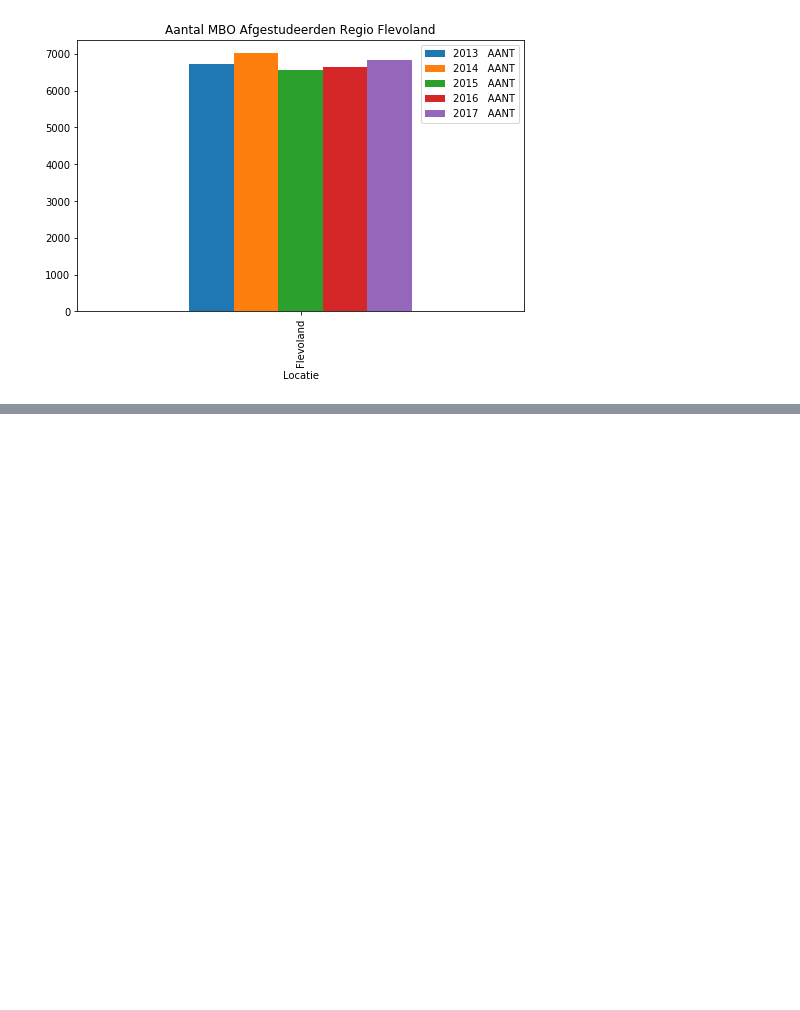
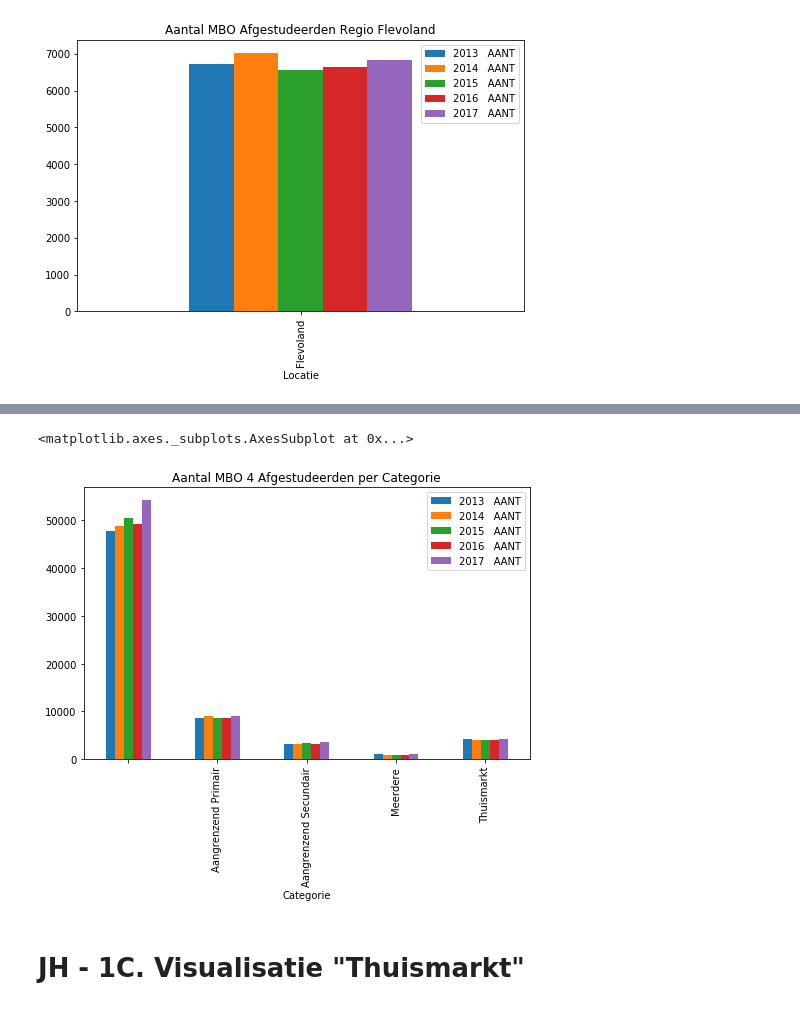
Before and after one commit to simonvdberg/POC, a Jupyter notebook: LocCat.ipynb, the cells around one changed output, grey strips where cells are left out. Saved outputs shown, nothing was run; the diff lists cells and outputs as text; code cells hidden in the pictures; blank space fills up the shorter version.

```diff
--- a/LocCat.ipynb
+++ b/LocCat.ipynb
@@ -336,0 +386,4 @@ df_aantal_flevoland.plot.bar(figsize=(8,5.0),title='Aantal MBO Afgestudeerden Re
+# %%
+#dataframe om alle gediplomeerden per categorie te selecteren
+df_totaalcategorie = output.groupby(['Categorie']).sum()[['2013   AANT','2014   AANT','2015   AANT','2016   AANT','2017   AANT']]
+df_totaalcategorie
@@ -336,0 +398,7 @@ df_aantal_flevoland.plot.bar(figsize=(8,5.0),title='Aantal MBO Afgestudeerden Re
+# %%
+df_totaalcategorie.plot.bar(figsize=(8,5.0),title='Aantal MBO 4 Afgestudeerden per Categorie')
+# %% [output]
+<matplotlib.axes._subplots.AxesSubplot at 0x...>
+[figure, added]
+# %% [markdown]
+# JH - 1C. Visualisatie "Thuismarkt"
```
Also changed, not shown: parts of 19 cells of this notebook.
